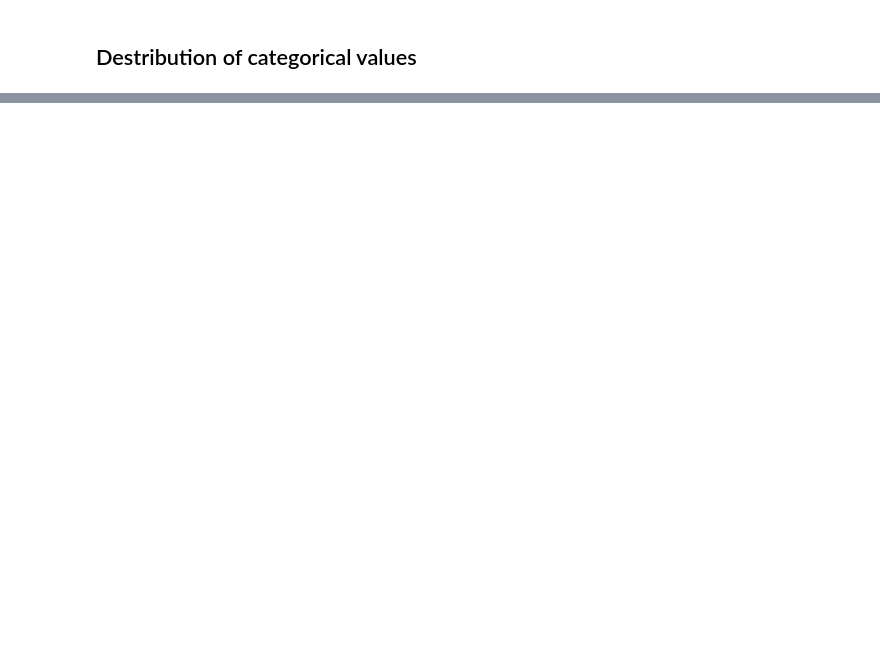
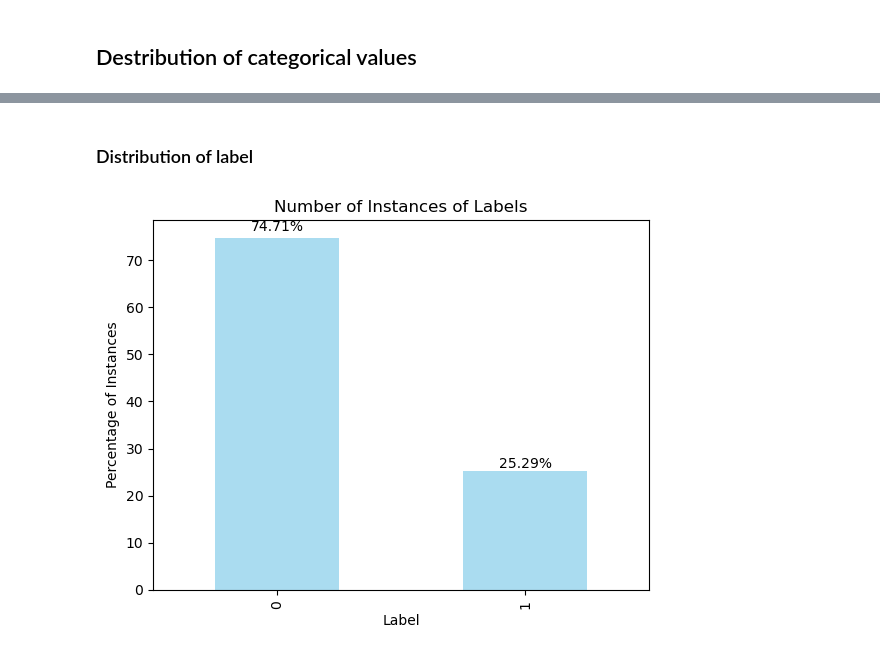
Before and after one commit to KAdamczykk/ML-Synthea-lung-cancer-prediction, a Jupyter notebook: notebooks/exploratory_data_analysis.ipynb, the cells around one changed output, grey strips where cells are left out. Saved outputs shown, nothing was run; the diff lists cells and outputs as text; code cells hidden in the pictures; blank space fills up the shorter version.

```diff
--- a/notebooks/exploratory_data_analysis.ipynb
+++ b/notebooks/exploratory_data_analysis.ipynb
@@ -74,3 +72,0 @@ We will drop columns with over 60% of nulls.
-# %%
-df = df.drop(columns_with_nulls_over_60_percent.index, axis = 1)
-df.info()
@@ -205,2 +119,0 @@ df.drop(columns=['race', 'ethnic'], inplace=True)
-# %%
-df['age'] = df['age'].map({'30t50': 1, '50t70': 2, 'gt70': 3})
@@ -318,0 +120,18 @@ After first part of data preprocessing we have 35 columns and 9020 rows left.
+# %%
+columns = df.columns
+unique_columns = list(set(columns))  # Get unique column names
+
+# Create a new DataFrame with combined columns
+df_combined = pd.DataFrame()
+
+# Iterate over the unique columns to combine and merge appropriately
+for col in unique_columns:
+    if list(columns).count(col) > 1:  # If the column name is duplicated
+        # Find all columns with this name and combine them, e.g., with first non-null
+        combined_series = df[[col]].bfill(axis=1).iloc[:, 0]  # Backfill to combine
+        df_combined[col] = combined_series
+    else:
+        df_combined[col] = df[col]  # If it's unique, just copy the column
+
+print("\nDataFrame after combining columns with the same name:")
+print(df_combined)
@@ -318,0 +156,2 @@ After first part of data preprocessing we have 35 columns and 9020 rows left.
+# %%
+df = df_combined.copy()
@@ -318,0 +160,21 @@ After first part of data preprocessing we have 35 columns and 9020 rows left.
+# %% [markdown]
+### Distribution of label
+# %%
+counts = df['label'].value_counts()
+percentages = counts / counts.sum() * 100
+
+ax = percentages.plot(kind='bar', color='skyblue', alpha=0.7)
+plt.xlabel('Label')
+plt.ylabel('Percentage of Instances')
+plt.title('Number of Instances of Labels')
+
+# Add percentage values on the bars
+for p in ax.patches:
+    width = p.get_width()
+    height = p.get_height()
+    x, y = p.get_xy()
+    ax.annotate(f'{height:.2f}%', (x + width/2, y + height*1.02), ha='center')
+
+plt.show()
+# %% [output]
+[figure, added]
```
Also changed, not shown: parts of 30 cells of this notebook.
